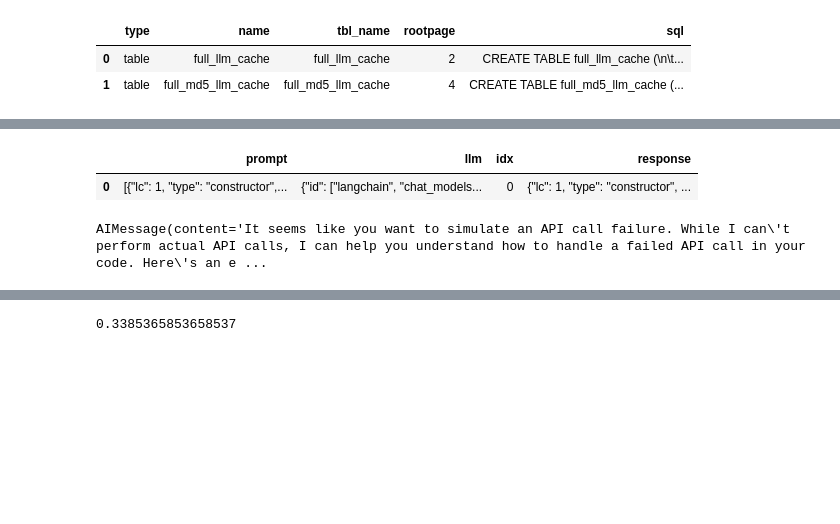
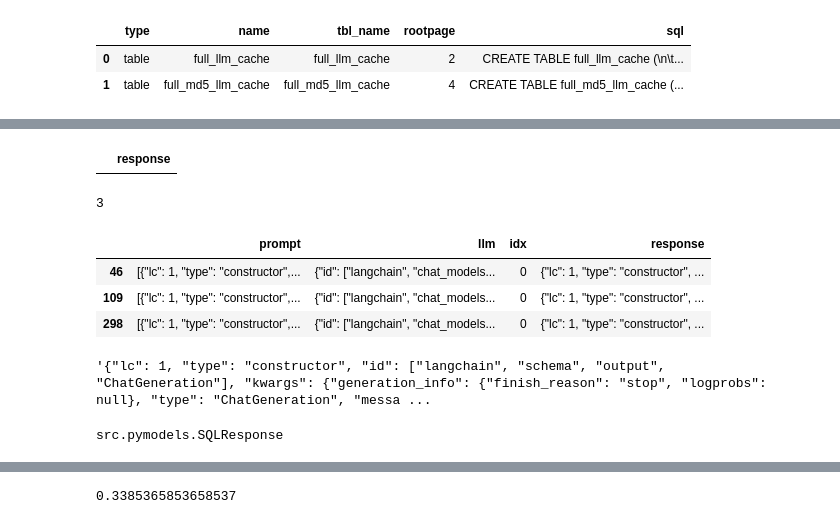
Before and after one commit to simonjisu/BusinessObjects, a Jupyter notebook: run_sql.ipynb, the cells around one changed output, grey strips where cells are left out. Cells and saved outputs as stored; diff of their text form; code cells hidden in the pictures; blank space fills up the shorter version.

```diff
--- a/run_sql.ipynb
+++ b/run_sql.ipynb
@@ -74,10 +74,9 @@ model.invoke('please fail to call API')
 # %% [output]
 AIMessage(content='It seems like you want to simulate an API call failure. While I can\'t perform actual API calls, I can help you understand how to handle a failed API call in your code. Here\'s an e ...
 # %%
-db = SqliteDatabase(f"./cache/cache.db")
-
+db = SqliteDatabase(f"./cache/valid_bo_bird_dev.db")
 # tables
-db.execute('SELECT * FROM sqlite_master WHERE type="table"')
+db.execute("DELETE FROM full_llm_cache WHERE response LIKE '%JSONDecodeError%';", rt_pandas=False)
 # %% [output]
 |  | type | name | tbl_name | rootpage | sql |
 | 0 | table | full_llm_cache | full_llm_cache | 2 | CREATE TABLE full_llm_cache (\n\t... |
@@ -85,9 +98,4 @@ db.execute('SELECT * FROM sqlite_master WHERE type="table"')
 # %%
-db.execute('SELECT * FROM full_llm_cache')
+db.execute("""SELECT response FROM full_llm_cache WHERE response LIKE '%JSONDecodeError%'  """)
 # %% [output]
-|  | prompt | llm | idx | response |
-| 0 | [{"lc": 1, "type": "constructor",... | {"id": ["langchain", "chat_models... | 0 | {"lc": 1, "type": "constructor", ... |
+|  | response |
-# %%
-model.invoke('please fail to call API')
-# %% [output]
-AIMessage(content='It seems like you want to simulate an API call failure. While I can\'t perform actual API calls, I can help you understand how to handle a failed API call in your code. Here\'s an e ...
@@ -93,0 +107,20 @@ AIMessage(content='It seems like you want to simulate an API call failure. While
+# %%
+q = 'SELECT enddate FROM employeedepartmenthistory WHERE businessentityid = \(SELECT businessentityid FROM employee WHERE jobtit'
+(df['response'].str.contains(q, regex=True, na=False) > 0 ).sum()
+# %% [output]
+3
+# %%
+df.loc[df['response'].str.contains(q, regex=True, na=False)]
+# %% [output]
+|  | prompt | llm | idx | response |
+| 46 | [{"lc": 1, "type": "constructor",... | {"id": ["langchain", "chat_models... | 0 | {"lc": 1, "type": "constructor", ... |
+| 109 | [{"lc": 1, "type": "constructor",... | {"id": ["langchain", "chat_models... | 0 | {"lc": 1, "type": "constructor", ... |
+| 298 | [{"lc": 1, "type": "constructor",... | {"id": ["langchain", "chat_models... | 0 | {"lc": 1, "type": "constructor", ... |
+# %%
+df.loc[298, 'response']
+# %% [output]
+'{"lc": 1, "type": "constructor", "id": ["langchain", "schema", "output", "ChatGeneration"], "kwargs": {"generation_info": {"finish_reason": "stop", "logprobs": null}, "type": "ChatGeneration", "messa ...
+# %%
+SQLResponse
+# %% [output]
+src.pymodels.SQLResponse
```
Also changed, not shown: parts of 7 cells of this notebook, 1 other file.
